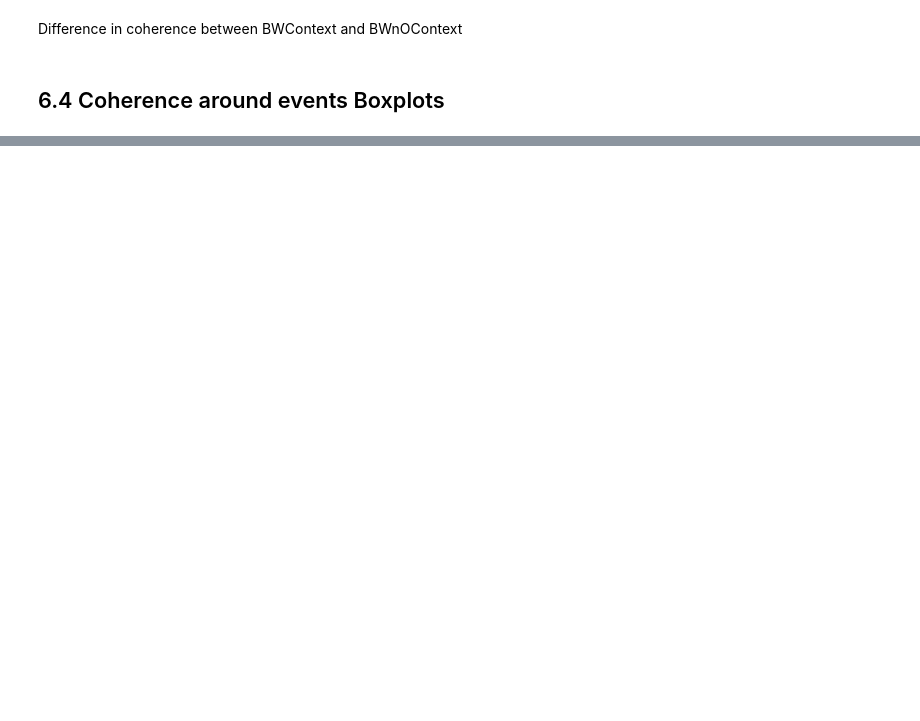
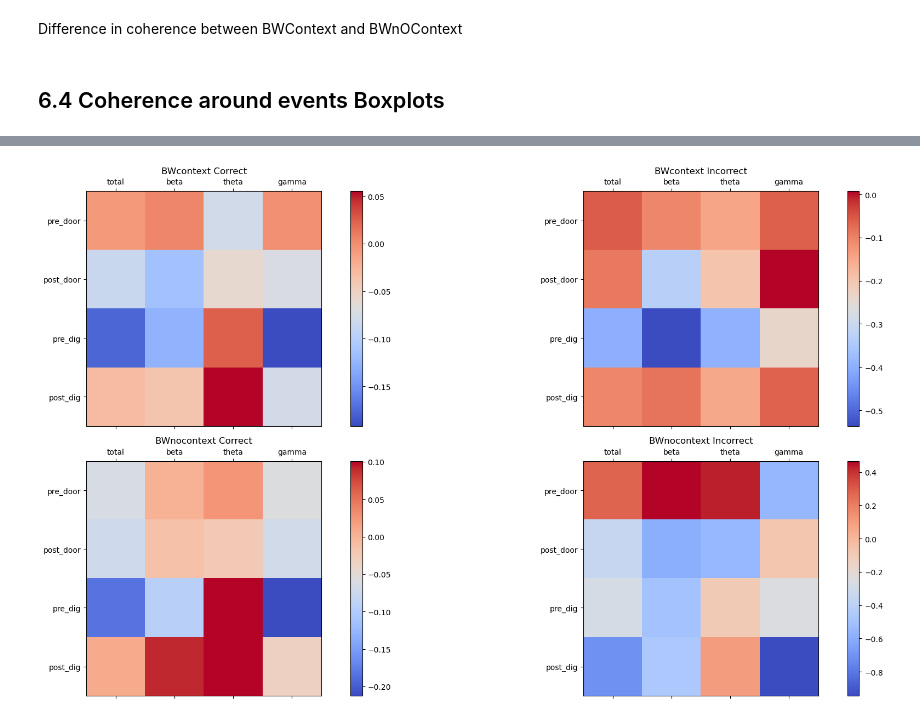
Before and after one commit to namanagrawal97/cpl_analysis_naman, a Jupyter notebook: 00_complete_analysis.ipynb, the cells around one changed output, grey strips where cells are left out. Saved outputs shown, nothing was run; the diff lists cells and outputs as text; code cells hidden in the pictures; blank space fills up the shorter version.

```diff
--- a/00_complete_analysis.ipynb
+++ b/00_complete_analysis.ipynb
@@ -1142,0 +1404,3 @@ plt.show()
+# %%
+loaded_df=loaded_df[loaded_df['rat']!='dk3']
+print(loaded_df.head())
@@ -1142,0 +1425,16 @@ plt.show()
+# %%
+coherence_band_event_df=loaded_df.loc[:,'beta_pre_door':]
+print(coherence_band_event_df.columns)
+group_melted=pd.melt(loaded_df, id_vars=['rat', 'task', 'date', 'trial','correct?', 'time_to_dig'], value_vars=coherence_band_event_df.columns, var_name='band_event', value_name='coherence')
+group_melted=group_melted[group_melted['rat']!='dk3']
+group_melted['band']=group_melted['band_event'].apply(lambda x: x.split('_')[0])
+group_melted['event']=group_melted['band_event'].apply(lambda x: x.split('_')[1:])
+group_melted['event']=group_melted['event'].apply(lambda x: x[0]+'_'+x[1])
+group_melted.drop(columns=['band_event'], inplace=True)
+group_melted['correct?']=group_melted['correct?'].apply(lambda x: 'Incorrect' if x=='0' else 'Correct')
+events_list=['pre_door','post_door','pre_dig','post_dig']
+writer=pd.ExcelWriter(f'C:\\Users\\{user}\\Dropbox\\CPLab\\results\\behavior_coherence_per_band.xlsx')
+for event in events_list:
+    event_df=group_melted[group_melted['event']==event]
+    event_df.to_excel(writer, sheet_name=event)
+writer.close()
@@ -1142,0 +1493,63 @@ plt.show()
+# %%
+tasks=['BWcontext','BWnocontext']
+loaded_df['correct?']=loaded_df['correct?'].apply(lambda x: 'Correct' if x=='1' else 'Incorrect')
+correctness=['Correct','Incorrect']
+fig, axs=plt.subplots(2,2, figsize=(20,10))
+axs=axs.flatten()
+axi=0
+for task in tasks:
+    for dig_type in correctness:
+
+        ax=axs[axi]
+        task_df=loaded_df[(loaded_df['task']==task) & (loaded_df['correct?']==dig_type)]
+        events_list=['pre_door','post_door','pre_dig','post_dig']
+        bands=['total','beta','theta','gamma']
+
+        correlation_matrix = np.zeros((len(events_list), len(bands)))
+
+        for i, event in enumerate(events_list):
+            for j, band in enumerate(bands):
+                column_name = f'{band}_{event}'
+                correlation_matrix[i, j] = task_df['time_to_dig'].corr(task_df[column_name])
+
+        cax = ax.matshow(correlation_matrix, cmap='coolwarm')
+        fig.colorbar(cax, ax=ax)
+
+        ax.set_xticks(np.arange(len(bands)))
+        ax.set_yticks(np.arange(len(events_list)))
+        ax.set_xticklabels(bands)
+        ax.set_yticklabels(events_list)
+        ax.set_title(f'{task} {dig_type}')
+        axi=axi+1
+fig.tight_layout()
+# plt.show()
+# plt.xlabel('Bands')
+# plt.ylabel('Events')
+# plt.title('Correlation Matrix Heatmap')
+# plt.show()
+# bwcontext_df=loaded_df[(loaded_df['task']=='BWcontext') & (loaded_df['correct?']=='0')]
+# events_list=['pre_door','post_door','pre_dig','post_dig']
+# bands=['total','beta','theta','gamma']
+
+# correlation_matrix = np.zeros((len(events_list), len(bands)))
+
+# for i, event in enumerate(events_list):
+#     for j, band in enumerate(bands):
+#         column_name = f'{band}_{event}'
+#         correlation_matrix[i, j] = bwcontext_df['time_to_dig'].corr(bwcontext_df[column_name])
+
+# fig, ax = plt.subplots(figsize=(10, 8))
+# cax = ax.matshow(correlation_matrix, cmap='coolwarm')
+# fig.colorbar(cax)
+
+# ax.set_xticks(np.arange(len(bands)))
+# ax.set_yticks(np.arange(len(events_list)))
+# ax.set_xticklabels(bands)
+# ax.set_yticklabels(events_list)
+
+# plt.xlabel('Bands')
+# plt.ylabel('Events')
+# plt.title('Correlation Matrix Heatmap')
+# plt.show()
+# %% [output]
+[figure, added]
```
Also changed, not shown: parts of 36 cells of this notebook, 2 other files.
